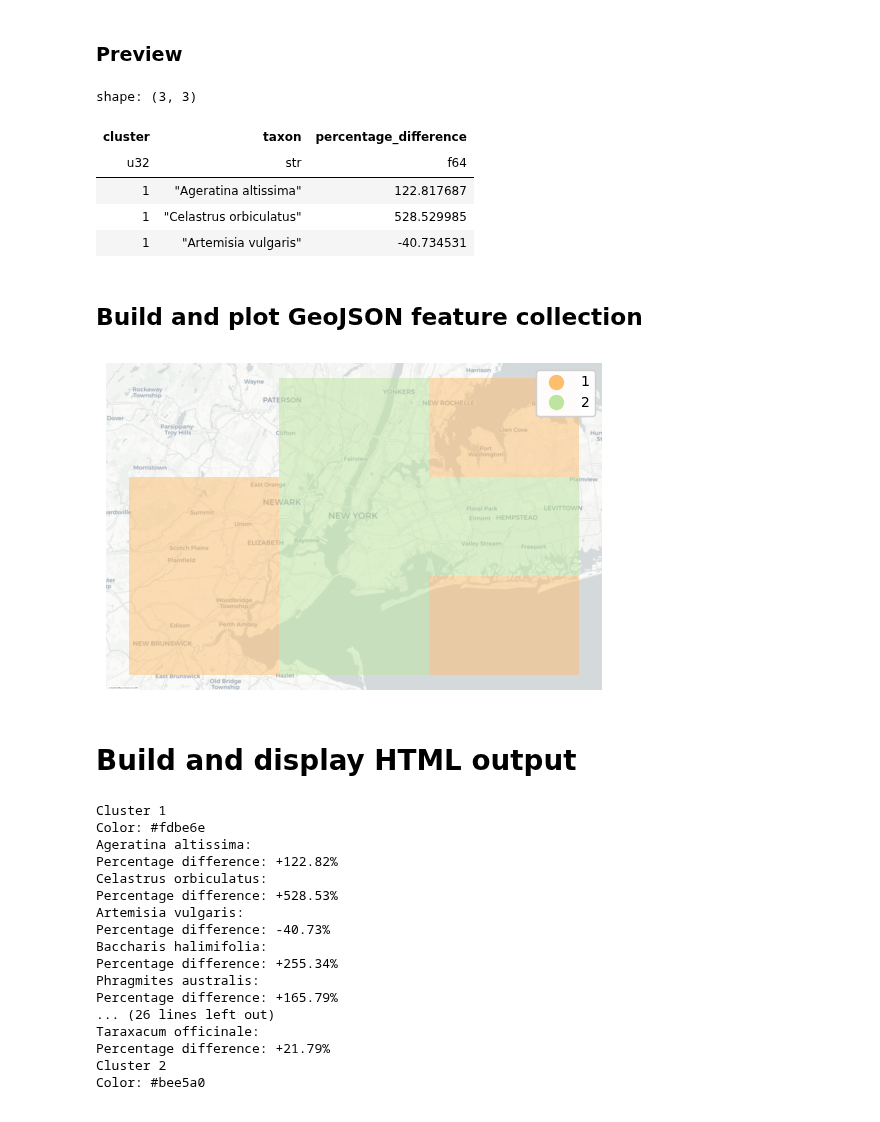
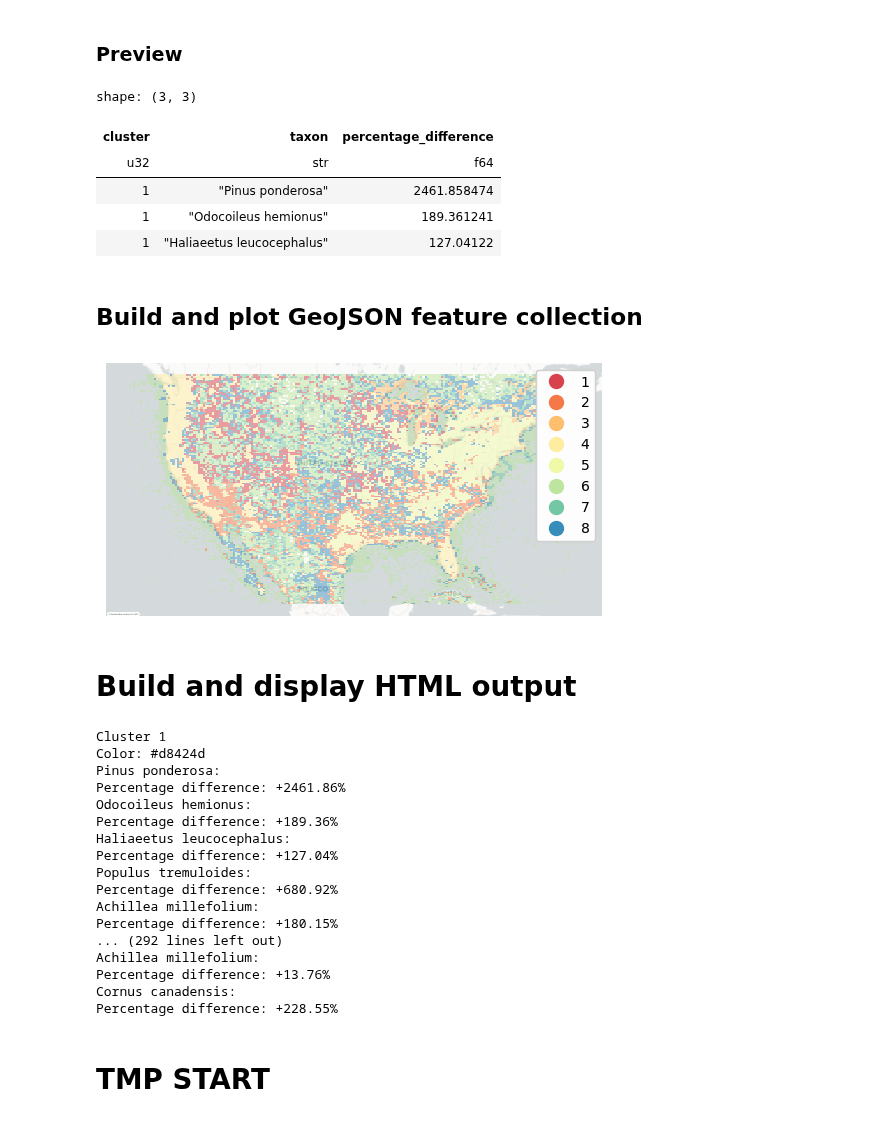
Before and after one commit to frewsxcv/citizen-science-bioregionalization, a Jupyter notebook: Workspace.ipynb, the cells around one changed output. Cells and saved outputs as stored; diff of their text form; code cells hidden in the pictures.

```diff
--- a/Workspace.ipynb
+++ b/Workspace.ipynb
@@ -4,11 +4,11 @@
 ## Define inputs
 # %%
 # Inputs
-input_file = "data/data-new-york-city.txt"
+input_file = "data/data-continental-united-states.csv"
 geohash_precision = 4
 log_file = "run.log"
 output_file = "output.geojson"
-num_clusters = 2
+num_clusters = 8
 use_cache = False
 plot = True
 # %% [markdown]
@@ -205,29 +205,29 @@ cluster_significant_differences_dataframe.df.limit(3)
 shape: (3, 3)
 | cluster | taxon | percentage_difference |
 | u32 | str | f64 |
-| 1 | "Ageratina altissima" | 122.817687 |
-| 1 | "Celastrus orbiculatus" | 528.529985 |
-| 1 | "Artemisia vulgaris" | -40.734531 |
+| 1 | "Pinus ponderosa" | 2461.858474 |
+| 1 | "Odocoileus hemionus" | 189.361241 |
+| 1 | "Haliaeetus leucocephalus" | 127.04122 |
 # %% [markdown]
 ## Build and plot GeoJSON feature collection
 # %%
 from src.geojson import build_geojson_feature_collection, write_geojson
 from src.render import plot_clusters
 
 feature_collection = build_geojson_feature_collection(
     geohash_cluster_dataframe,
     cluster_colors_dataframe,
 )
 
 # print_results(darwin_core_aggregations, all_stats, cluster_dataframe)
 
 write_geojson(feature_collection, output_file)
 
 plot_clusters(feature_collection)
 
-# write_geojson(feature_collection, args.output_file)
+write_geojson(feature_collection, output_file)
 # %% [output]
-[figure, old version]
+[figure, new version]
 # %% [markdown]
 # Build and display HTML output
 # %%
@@ -242,19 +242,21 @@ html = build_html_output(
 display(HTML(html))
 # %% [output]
 Cluster 1
-Color: #fdbe6e
-Ageratina altissima:
-Percentage difference: +122.82%
-Celastrus orbiculatus:
-Percentage difference: +528.53%
-Artemisia vulgaris:
-Percentage difference: -40.73%
-Baccharis halimifolia:
-Percentage difference: +255.34%
-Phragmites australis:
-Percentage difference: +165.79%
-... (26 lines left out)
-Taraxacum officinale:
-Percentage difference: +21.79%
-Cluster 2
-Color: #bee5a0
+Color: #d8424d
+Pinus ponderosa:
+Percentage difference: +2461.86%
+Odocoileus hemionus:
+Percentage difference: +189.36%
+Haliaeetus leucocephalus:
+Percentage difference: +127.04%
+Populus tremuloides:
+Percentage difference: +680.92%
+Achillea millefolium:
+Percentage difference: +180.15%
+... (292 lines left out)
+Achillea millefolium:
+Percentage difference: +13.76%
+Cornus canadensis:
+Percentage difference: +228.55%
+# %% [markdown]
+# TMP START
```
Also changed, not shown: parts of 22 cells of this notebook.
